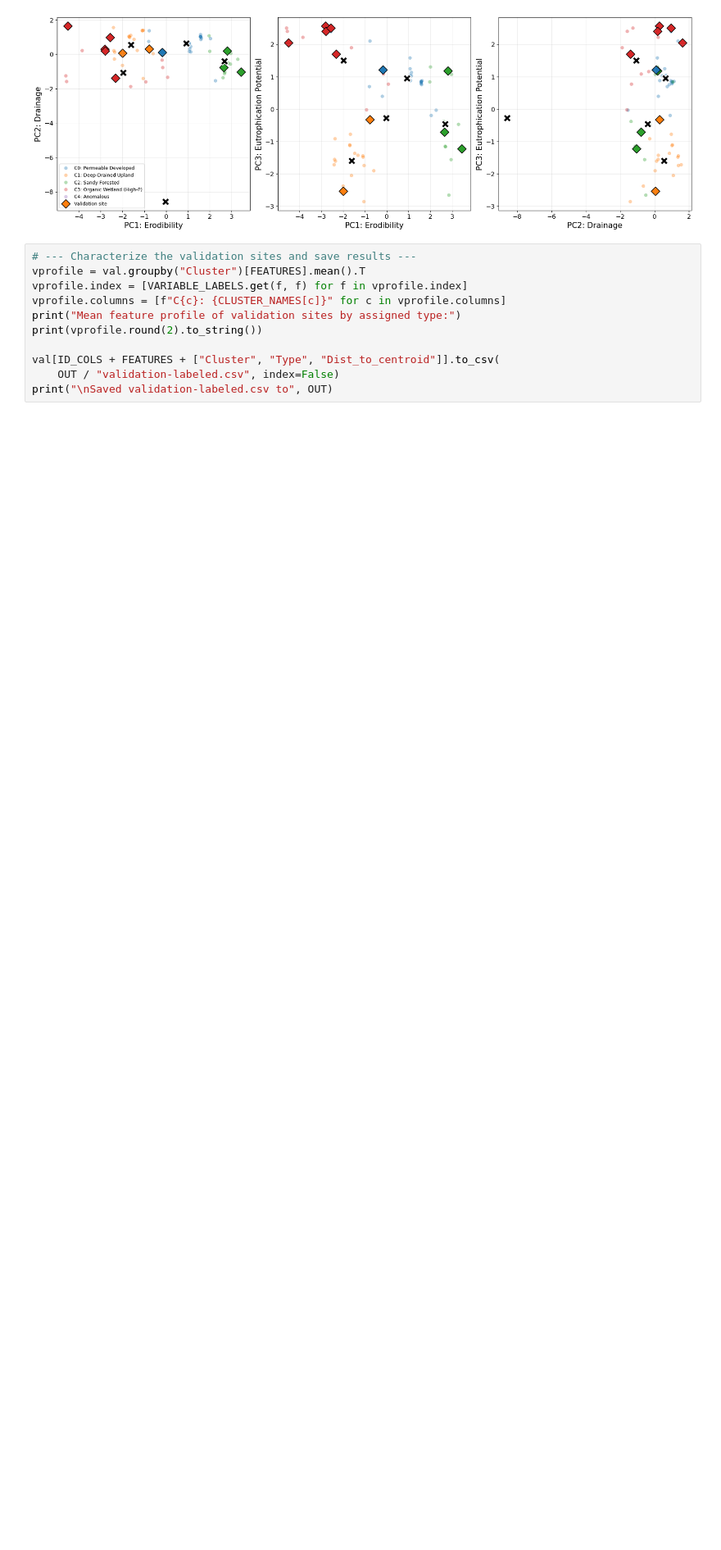
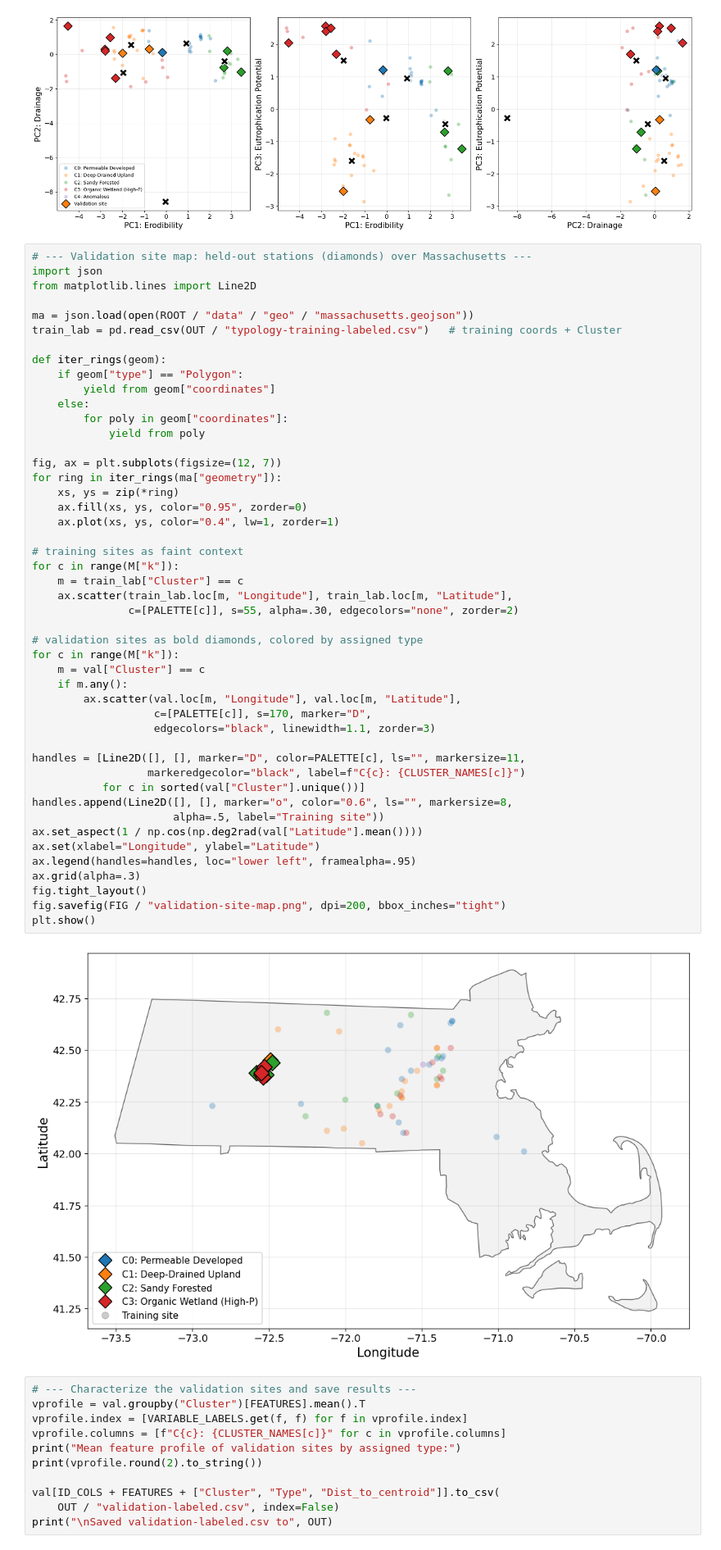
Before and after one commit to narslab/stream-station-typology, a Jupyter notebook: bin/sst-validation.ipynb, the cells around one changed output. Shown at 82% size. Saved outputs shown, nothing was run; the diff lists cells and outputs as text; blank space fills up the shorter version.

```diff
--- a/bin/sst-validation.ipynb
+++ b/bin/sst-validation.ipynb
@@ -124,6 +124,55 @@ fig.savefig(FIG / "validation-projection.png", dpi=200)
 plt.show()
 # %% [output]
 [figure]
+# %%
+# --- Validation site map: held-out stations (diamonds) over Massachusetts ---
+import json
+from matplotlib.lines import Line2D
+
+ma = json.load(open(ROOT / "data" / "geo" / "massachusetts.geojson"))
+train_lab = pd.read_csv(OUT / "typology-training-labeled.csv")   # training coords + Cluster
+
+def iter_rings(geom):
+    if geom["type"] == "Polygon":
+        yield from geom["coordinates"]
+    else:
+        for poly in geom["coordinates"]:
+            yield from poly
+
+fig, ax = plt.subplots(figsize=(12, 7))
+for ring in iter_rings(ma["geometry"]):
+    xs, ys = zip(*ring)
+    ax.fill(xs, ys, color="0.95", zorder=0)
+    ax.plot(xs, ys, color="0.4", lw=1, zorder=1)
+
+# training sites as faint context
+for c in range(M["k"]):
+    m = train_lab["Cluster"] == c
+    ax.scatter(train_lab.loc[m, "Longitude"], train_lab.loc[m, "Latitude"],
+               c=[PALETTE[c]], s=55, alpha=.30, edgecolors="none", zorder=2)
+
+# validation sites as bold diamonds, colored by assigned type
+for c in range(M["k"]):
+    m = val["Cluster"] == c
+    if m.any():
+        ax.scatter(val.loc[m, "Longitude"], val.loc[m, "Latitude"],
+                   c=[PALETTE[c]], s=170, marker="D",
+                   edgecolors="black", linewidth=1.1, zorder=3)
+
+handles = [Line2D([], [], marker="D", color=PALETTE[c], ls="", markersize=11,
+                  markeredgecolor="black", label=f"C{c}: {CLUSTER_NAMES[c]}")
+           for c in sorted(val["Cluster"].unique())]
+handles.append(Line2D([], [], marker="o", color="0.6", ls="", markersize=8,
+                      alpha=.5, label="Training site"))
+ax.set_aspect(1 / np.cos(np.deg2rad(val["Latitude"].mean())))
+ax.set(xlabel="Longitude", ylabel="Latitude")
+ax.legend(handles=handles, loc="lower left", framealpha=.95)
+ax.grid(alpha=.3)
+fig.tight_layout()
+fig.savefig(FIG / "validation-site-map.png", dpi=200, bbox_inches="tight")
+plt.show()
+# %% [output]
+[figure, added]
 # %%
 # --- Characterize the validation sites and save results ---
 vprofile = val.groupby("Cluster")[FEATURES].mean().T
```
Also changed, not shown: 5 other files.
